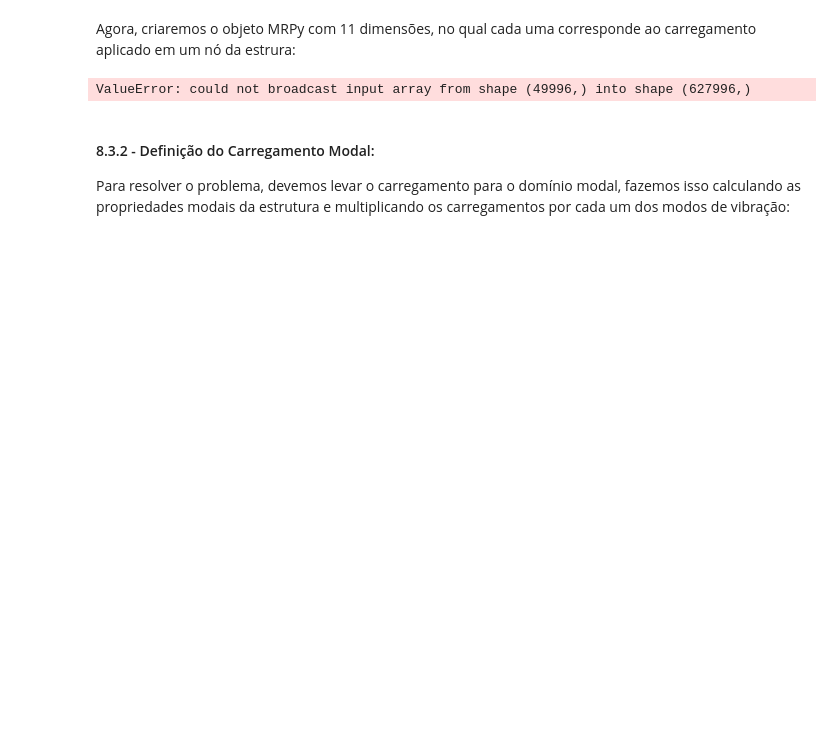
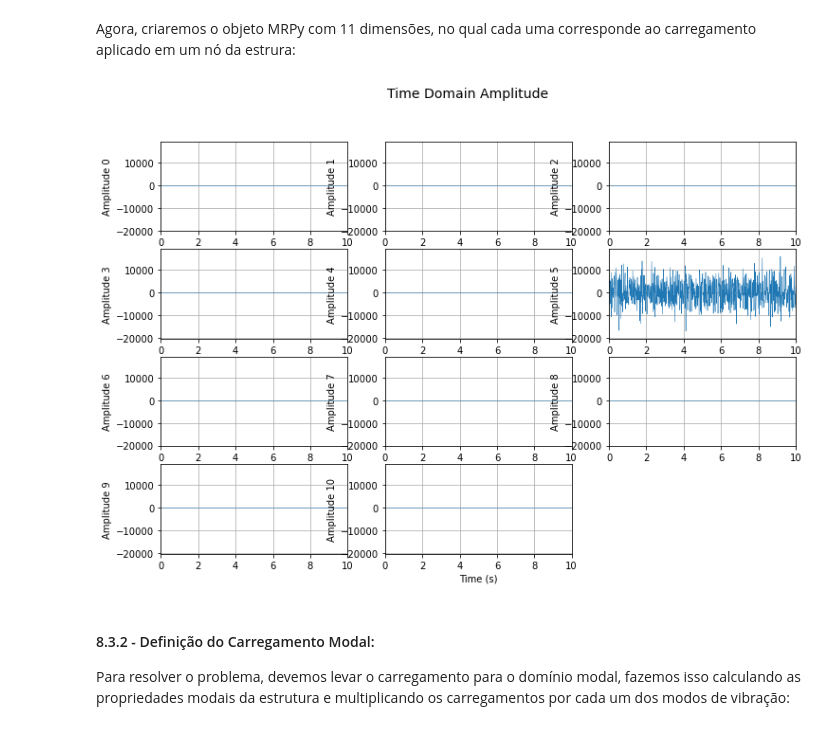
Before and after one commit to GarciaGabe/vibracoes, a Jupyter notebook: TRABALHOS/Trabalho 3/T3_0027550.ipynb, the cells around one changed output. Saved outputs shown, nothing was run; the diff lists cells and outputs as text; code cells hidden in the pictures; blank space fills up the shorter version.

```diff
--- a/TRABALHOS/Trabalho 3/T3_0027550.ipynb
+++ b/TRABALHOS/Trabalho 3/T3_0027550.ipynb
@@ -555,13 +548,13 @@ F.plot_time(figsize=(8,4))
 # %% [markdown]
 Agora, criaremos o objeto MRPy com 11 dimensões, no qual cada uma corresponde ao carregamento aplicado em um nó da estrura:
 # %%
-FG = MRPy.zeros(NX = 11,N = 627996, fs = fs1)
+FG = MRPy.zeros(NX = 11,N = F.shape[1], fs = F.fs)
 FG[5,:] = F
 
 FG.plot_time()
 print()
 # %% [output]
-ValueError: could not broadcast input array from shape (49996,) into shape (627996,)
+[figure, added]
 # %% [markdown]
 #### 8.3.2 - Definição do Carregamento Modal:
 
```
Also changed, not shown: parts of 17 cells of this notebook, 2 other files.
